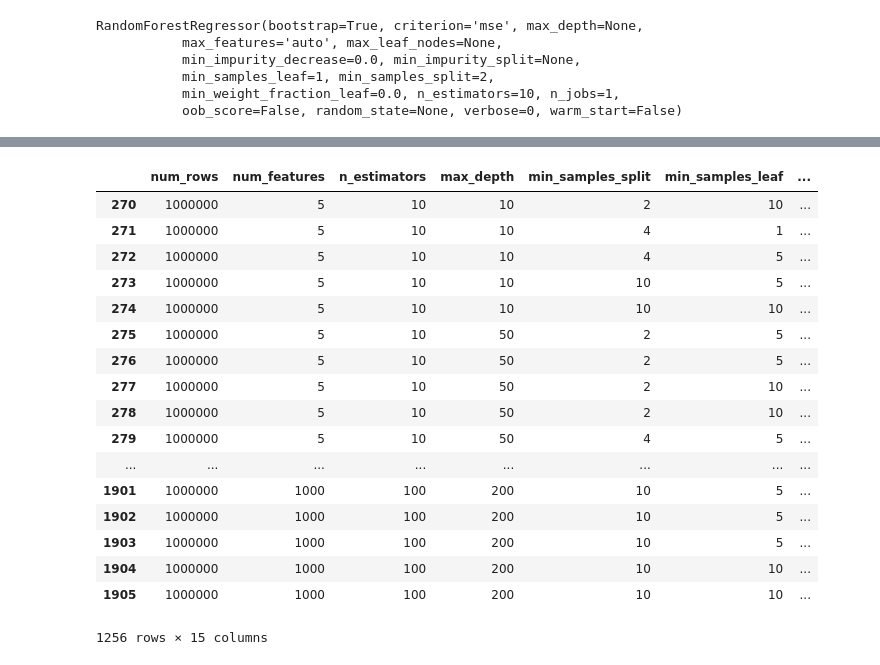
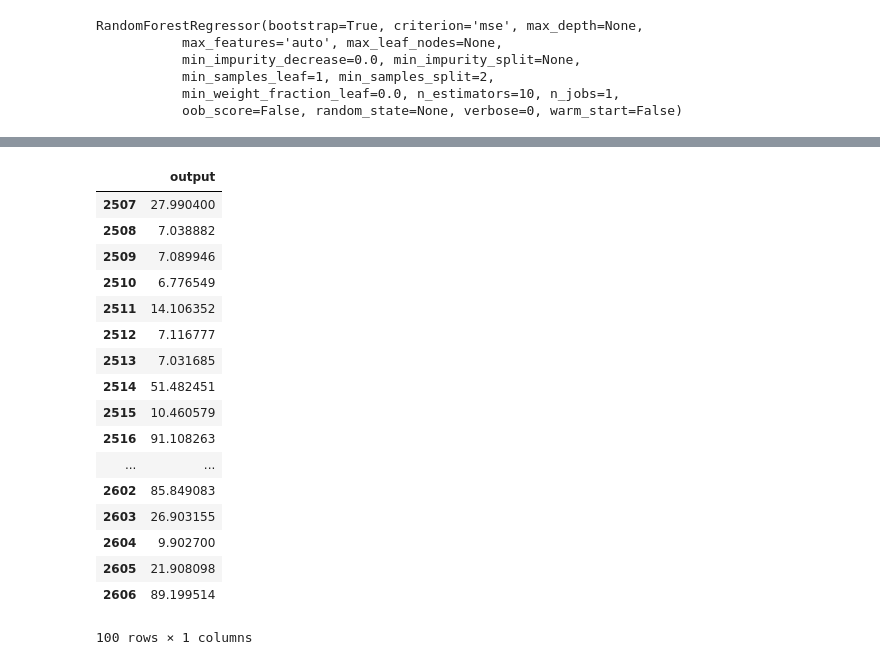
Before and after one commit to scitime/scitime, a Jupyter notebook: Training-time-estimation.ipynb, the cells around one changed output, grey strips where cells are left out. Saved outputs shown, nothing was run; the diff lists cells and outputs as text; code cells hidden in the pictures.

```diff
--- a/Training-time-estimation.ipynb
+++ b/Training-time-estimation.ipynb
@@ -101,21 +122,21 @@ elapsed_time
-# %%
-df[df.num_rows==1000000]
-# %% [output]
-|  | num_rows | num_features | n_estimators | max_depth | min_samples_split | min_samples_leaf | ... |
-| 270 | 1000000 | 5 | 10 | 10 | 2 | 10 | ... |
-| 271 | 1000000 | 5 | 10 | 10 | 4 | 1 | ... |
-| 272 | 1000000 | 5 | 10 | 10 | 4 | 5 | ... |
-| 273 | 1000000 | 5 | 10 | 10 | 10 | 5 | ... |
-| 274 | 1000000 | 5 | 10 | 10 | 10 | 10 | ... |
-| 275 | 1000000 | 5 | 10 | 50 | 2 | 5 | ... |
-| 276 | 1000000 | 5 | 10 | 50 | 2 | 5 | ... |
-| 277 | 1000000 | 5 | 10 | 50 | 2 | 10 | ... |
-| 278 | 1000000 | 5 | 10 | 50 | 2 | 10 | ... |
-| 279 | 1000000 | 5 | 10 | 50 | 4 | 5 | ... |
-| ... | ... | ... | ... | ... | ... | ... | ... |
-| 1901 | 1000000 | 1000 | 100 | 200 | 10 | 5 | ... |
-| 1902 | 1000000 | 1000 | 100 | 200 | 10 | 5 | ... |
-| 1903 | 1000000 | 1000 | 100 | 200 | 10 | 5 | ... |
-| 1904 | 1000000 | 1000 | 100 | 200 | 10 | 10 | ... |
-| 1905 | 1000000 | 1000 | 100 | 200 | 10 | 10 | ... |
-1256 rows × 15 columns
+# %%
+outputs.tail(100)
+# %% [output]
+|  | output |
+| 2507 | 27.990400 |
+| 2508 | 7.038882 |
+| 2509 | 7.089946 |
+| 2510 | 6.776549 |
+| 2511 | 14.106352 |
+| 2512 | 7.116777 |
+| 2513 | 7.031685 |
+| 2514 | 51.482451 |
+| 2515 | 10.460579 |
+| 2516 | 91.108263 |
+| ... | ... |
+| 2602 | 85.849083 |
+| 2603 | 26.903155 |
+| 2604 | 9.902700 |
+| 2605 | 21.908098 |
+| 2606 | 89.199514 |
+100 rows × 1 columns
```
Also changed, not shown: parts of 9 cells of this notebook, 8 other files.
